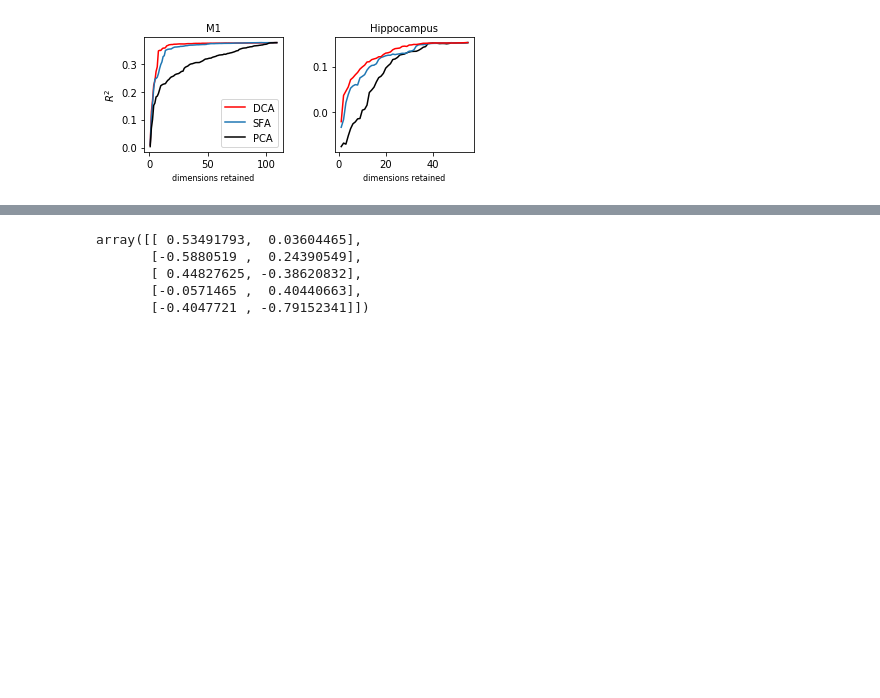
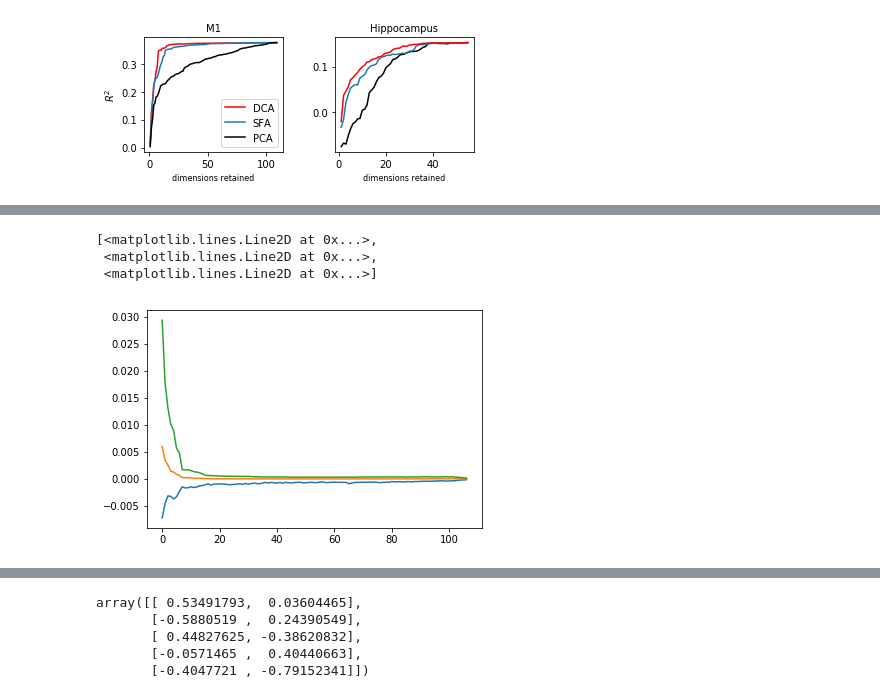
Before and after one commit to BouchardLab/DynamicalComponentsAnalysis, a Jupyter notebook: notebooks/neural_data_dim_scan.ipynb, the cells around one changed output, grey strips where cells are left out. Saved outputs shown, nothing was run; the diff lists cells and outputs as text; code cells hidden in the pictures; blank space fills up the shorter version.

```diff
--- a/notebooks/neural_data_dim_scan.ipynb
+++ b/notebooks/neural_data_dim_scan.ipynb
@@ -123,0 +224,7 @@ from scipy.stats import special_ortho_group as sog
+# %%
+plt.plot(np.percentile(null_M1_results - M1_results2[:, :-2][..., np.newaxis], [0, 50, 95], axis=2).mean(axis=1).T)
+# %% [output]
+[<matplotlib.lines.Line2D at 0x...>,
+ <matplotlib.lines.Line2D at 0x...>,
+ <matplotlib.lines.Line2D at 0x...>]
+[figure, added]
```
Also changed, not shown: parts of 14 cells of this notebook, 5 other files.
